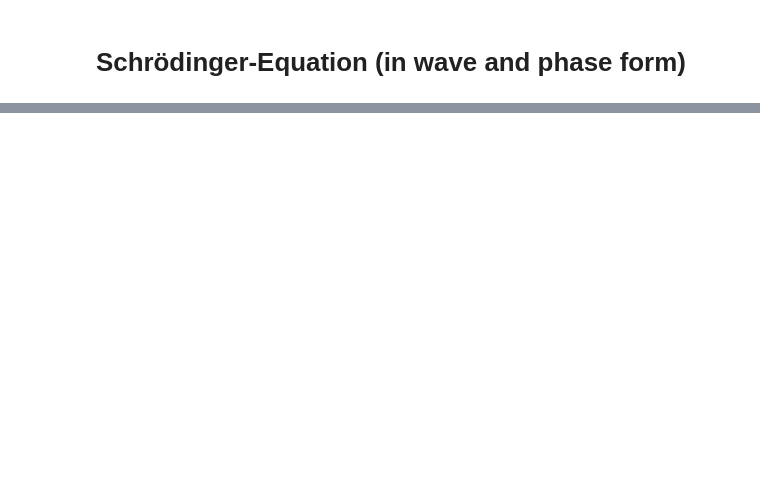
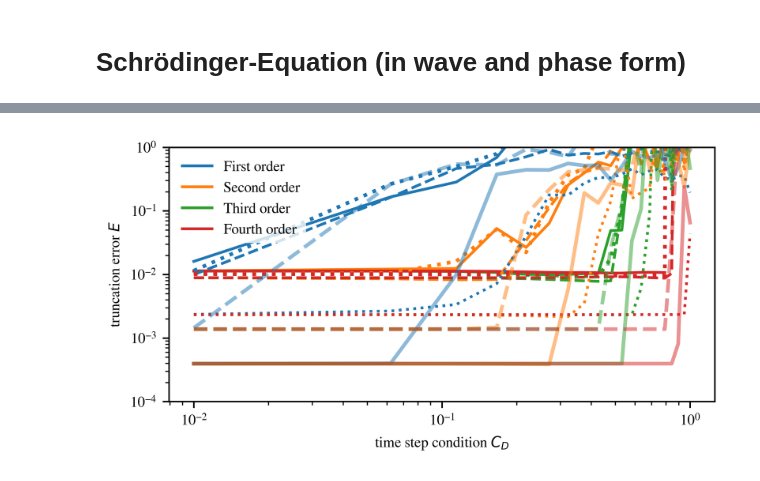
Before and after one commit to KunkelAlexander/fdm-hybrid-scheme, a Jupyter notebook: run_test.ipynb, the cells around one changed output, grey strips where cells are left out. Saved outputs shown, nothing was run; the diff lists cells and outputs as text; code cells hidden in the pictures; blank space fills up the shorter version.

```diff
--- a/run_test.ipynb
+++ b/run_test.ipynb
@@ -35,0 +136,95 @@ t = 0.0030220385634529617 dt = 5.8131
+# %%
+data = np.load("resolution=0.00125_4th_order.npz")
+
+cfls
+# %%
+plt.rcParams["font.family"] = "FreeSerif"
+plt.rcParams["font.size"] = 8
+plt.figure(figsize=(1.5*3.54, 2.54), dpi = 600)
+
+filenames = [
+    "resolution=0.00125_1th_order.npz",
+    "resolution=0.00125_2th_order.npz",
+    "resolution=0.00125_3th_order.npz",
+    "resolution=0.00125_4th_order.npz"
+]
+
+for i, file in enumerate(filenames):
+    data = np.load(file)
+    plt.loglog(data["cfls"], data["errors"], label=f"{i} 0.00125", c = f"C{i}")
+
+
+filenames = [
+    "resolution=0.000625_1th_order.npz",
+    "resolution=0.000625_2th_order.npz",
+    "resolution=0.000625_3th_order.npz",
+    "resolution=0.000625_4th_order.npz"
+]
+
+for i, file in enumerate(filenames):
+    data = np.load(file)
+    plt.loglog(data["cfls"], data["errors"], label=f"{i} 0.000625", c = f"C{i}", ls = "dashed")
+
+filenames = [
+    "long_resolution=0.000625_1th_order.npz",
+    "long_resolution=0.000625_2th_order.npz",
+    "long_resolution=0.000625_3th_order.npz",
+    "long_resolution=0.000625_4th_order.npz"
+]
+
+for i, file in enumerate(filenames):
+    data = np.load(file)
+    plt.loglog(data["cfls"], data["errors"], label=f"long {i} 0.000625", c = f"C{i}", lw = 2, ls = "dotted")
+
+filenames = [
+    "resolution=0.0003125_1th_order.npz",
+    "resolution=0.0003125_2th_order.npz",
+    "resolution=0.0003125_3th_order.npz",
+    "resolution=0.0003125_4th_order.npz"
+]
+
+for i, file in enumerate(filenames):
+    data = np.load(file)
+    plt.loglog(data["cfls"], data["errors"], label=f"{i} 0.0003125", c = f"C{i}", ls = "dotted")
+
+
+filenames = [
+    "resolution=0.00015625_1th_order.npz",
+    "resolution=0.00015625_2th_order.npz",
+    "resolution=0.00015625_3th_order.npz",
+    "resolution=0.00015625_4th_order.npz"
+]
+
+for i, file in enumerate(filenames):
+    data = np.load(file)
+    plt.loglog(data["cfls"], data["errors"], label=f"{i} 0.00015625", c = f"C{i}", lw = 2, alpha = 0.5)
+
+
+filenames = [
+    "long_resolution=0.00015625_1th_order.npz",
+    "long_resolution=0.00015625_2th_order.npz",
+    "long_resolution=0.00015625_3th_order.npz",
+    "long_resolution=0.00015625_4th_order.npz"
+]
+
+for i, file in enumerate(filenames):
+    data = np.load(file)
+    plt.loglog(data["cfls"], data["errors"], label=f"long {i} 0.00015625", c = f"C{i}", ls="dashed", lw = 2, alpha = 0.5)
+
+
+import matplotlib.lines as mlines
+
+plots = []
+labels = ["First order", "Second order", "Third order", "Fourth order"]
+for i, label in enumerate(labels):
+    p = mlines.Line2D([0], [0], c = f"C{i}", label=label)
+    plots.append(p)
+
+plt.ylim([1e-4, 1])
+plt.ylabel("truncation error $E$")
+plt.xlabel("time step condition $C_D$")
+leg = plt.legend(handles = plots)
+leg.get_frame().set_linewidth(0.0)
+plt.savefig("../cfl_stability.pdf", bbox_inches="tight")
+plt.plot()
+# %% [output]
@@ -35,0 +232 @@ t = 0.0030220385634529617 dt = 5.8131
+[figure, added]
```
Also changed, not shown: parts of 18 cells of this notebook, 3 other files.
